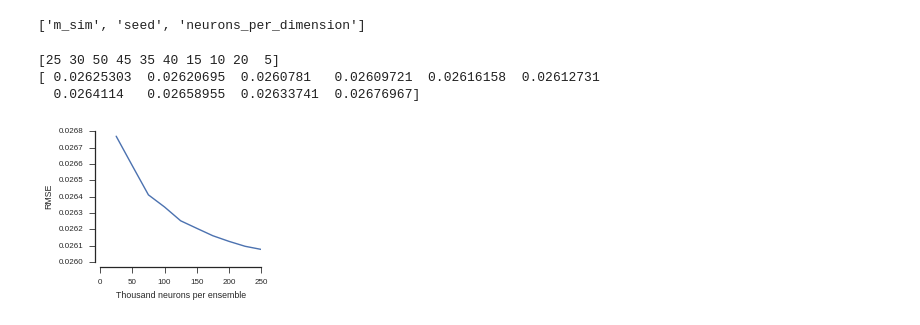
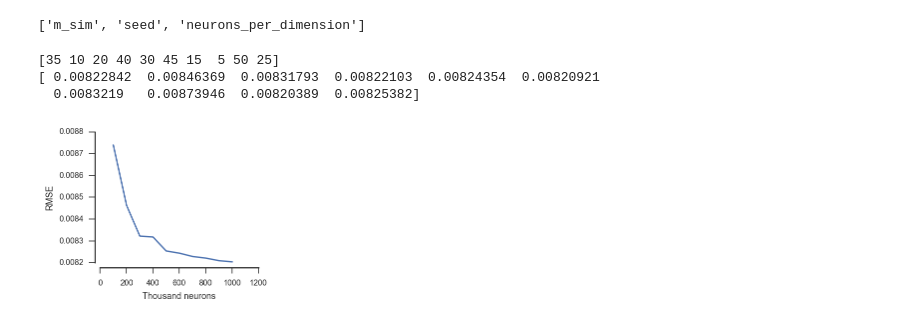
Before and after one commit to ctn-archive/kajic-cogsci2016, a Jupyter notebook: notebooks/Neural accuracy.ipynb, the cells around one changed output. Drawn from its saved outputs; the diff is of its cells as text; code cells hidden in the pictures.

```diff
--- a/notebooks/Neural accuracy.ipynb
+++ b/notebooks/Neural accuracy.ipynb
@@ -24,7 +24,7 @@ assoc, i2w, w2i = load_assoc_mat(os.path.join(
 # %%
 rat_items = load_rat_items(os.path.join(os.pardir, 'data', 'rat', 'example.txt'))
 # %%
-ground_truth = np.array([np.sum([assoc[w2i[c]] for c in item.cues], axis=0) for item in rat_items])
+ground_truth = np.array([np.sum([assoc[w2i[c]] for c in item.cues], axis=0) for item in rat_items]) / 3.
 # %%
 rmse = np.sqrt(np.mean(np.square(data['m_sim'] - ground_truth[None, : , :]), axis=(1, 2)))
 # %%
@@ -33,9 +33,9 @@ sorting = np.argsort(data['neurons_per_dimension'])
 print(data['neurons_per_dimension'])
 print(rmse)
 # %% [output]
-[25 30 50 45 35 40 15 10 20  5]
-[ 0.02625303  0.02620695  0.0260781   0.02609721  0.02616158  0.02612731
-  0.0264114   0.02658955  0.02633741  0.02676967]
+[35 10 20 40 30 45 15  5 50 25]
+[ 0.00822842  0.00846369  0.00831793  0.00822103  0.00824354  0.00820921
+  0.0083219   0.00873946  0.00820389  0.00825382]
 # %%
 sns.set('paper', 'ticks')
 
@@ -45,13 +45,13 @@ column_width_inch = pt2inch * column_width_pt
 # %%
 fig = plt.figure(figsize=(column_width_inch, 0.8 * column_width_inch))
 ax = fig.add_subplot(1, 1, 1)
-ax.plot(data['neurons_per_dimension'][sorting] * 5018 / 1000, rmse[sorting])
-ax.set_xlabel("Thousand neurons per ensemble")
+ax.plot(data['neurons_per_dimension'][sorting] * 5018 * 4 / 1000, rmse[sorting])
+ax.set_xlabel("Thousand neurons")
 ax.set_ylabel("RMSE")
 
 sns.despine(offset=5)
 fig.tight_layout()
 # %% [output]
-[figure, old version]
+[figure, new version]
 # %%
 fig.savefig(os.path.join(os.pardir, 'txt', 'cogsci-paper', 'figures', 'accuracy.pdf'))
```
Also changed, not shown: 1 other file.
